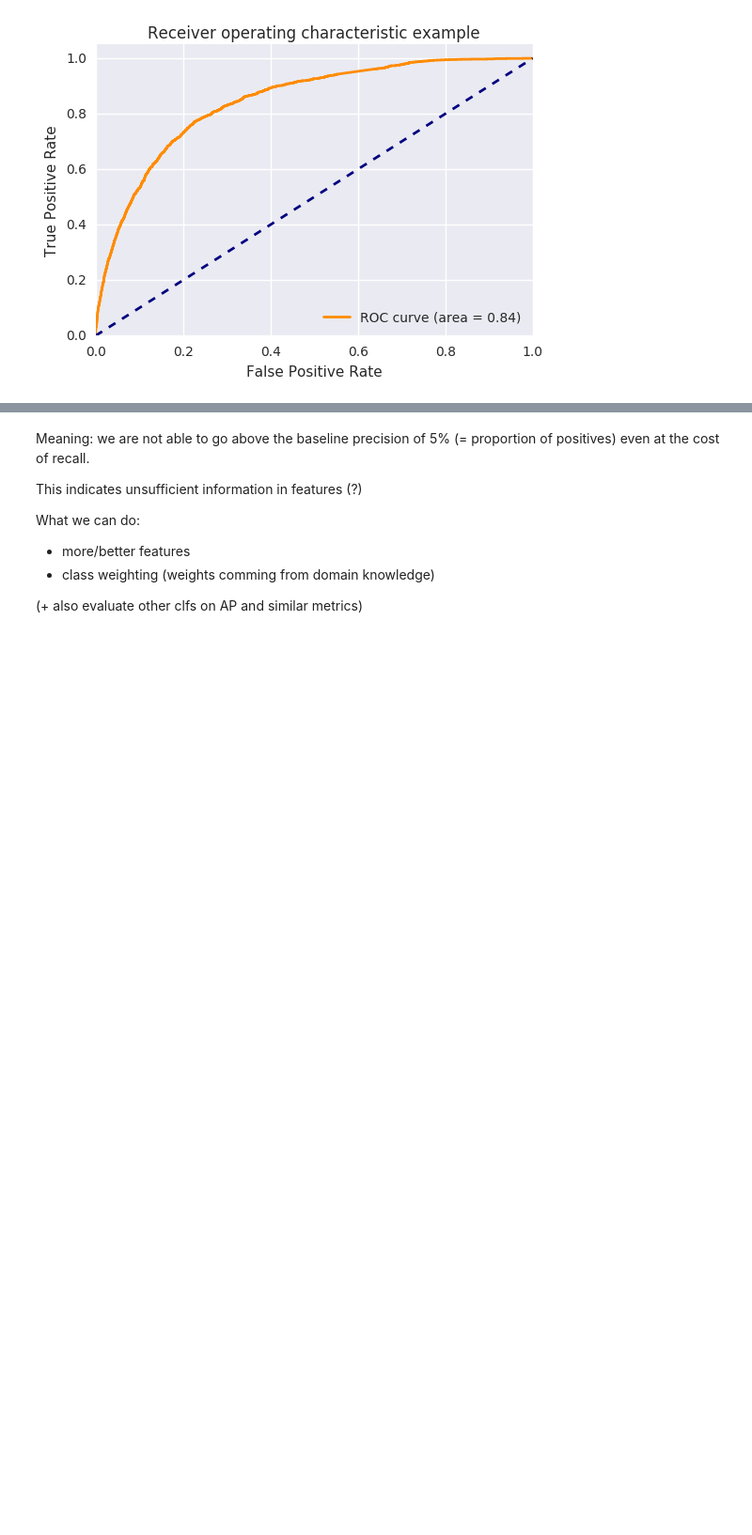
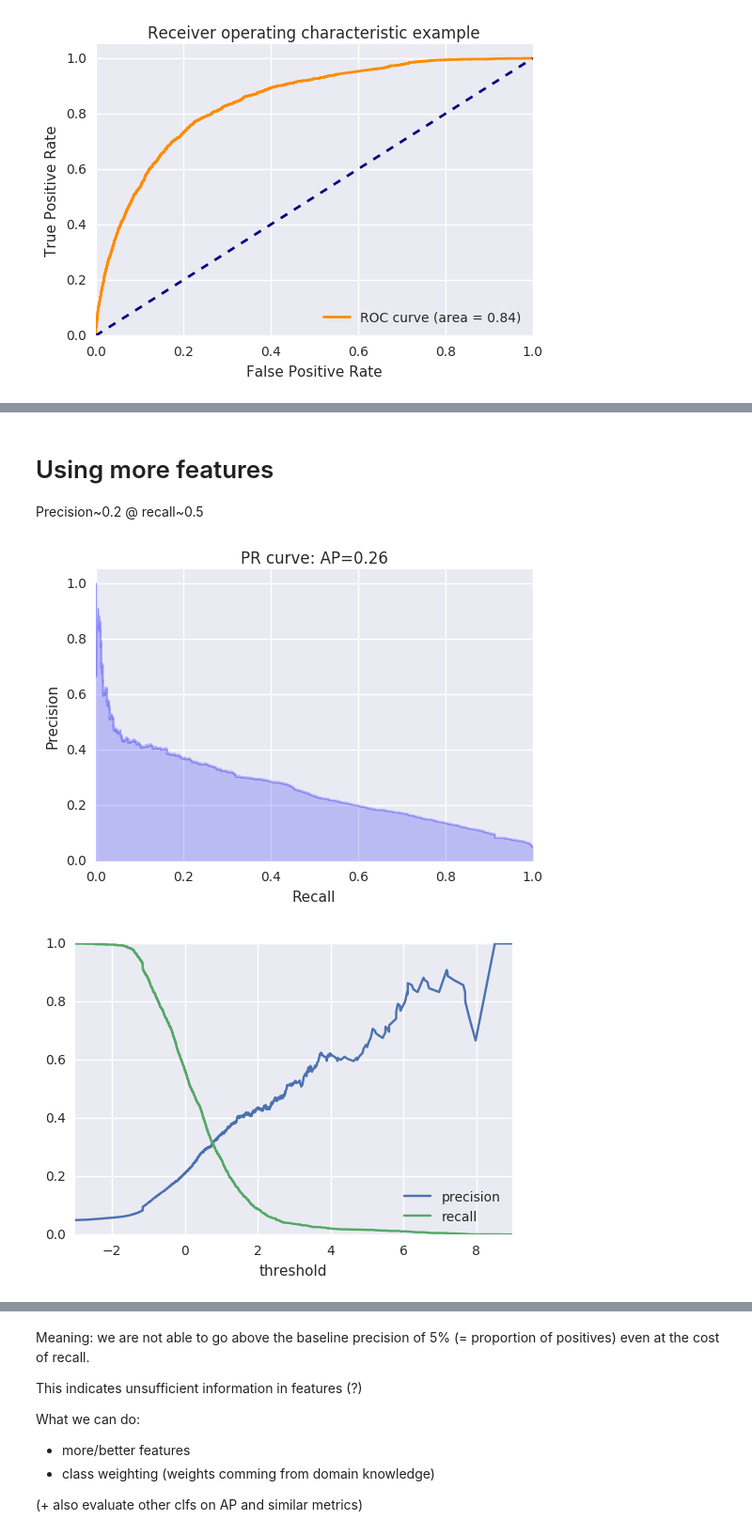
Before and after one commit to adaptive-learning/flocs-analyses, a Jupyter notebook: difficulty_classification/Difficulty Classification.ipynb, the cells around one changed output, grey strips where cells are left out. Shown at 94% size. Saved outputs shown, nothing was run; the diff lists cells and outputs as text; code cells hidden in the pictures; blank space fills up the shorter version.

```diff
--- a/difficulty_classification/Difficulty Classification.ipynb
+++ b/difficulty_classification/Difficulty Classification.ipynb
@@ -559,0 +667,10 @@ plot_roc_curve(clf, features)
+# %% [markdown]
+# Using more features
+
+Precision~0.2 @ recall~0.5
+# %%
+clf = SVC(kernel='linear', class_weight={1: 10})
+plot_pr_curve(clf, all_features)
+# %% [output]
+[figure, added]
+[figure, added]
```
Also changed, not shown: parts of 26 cells of this notebook.
